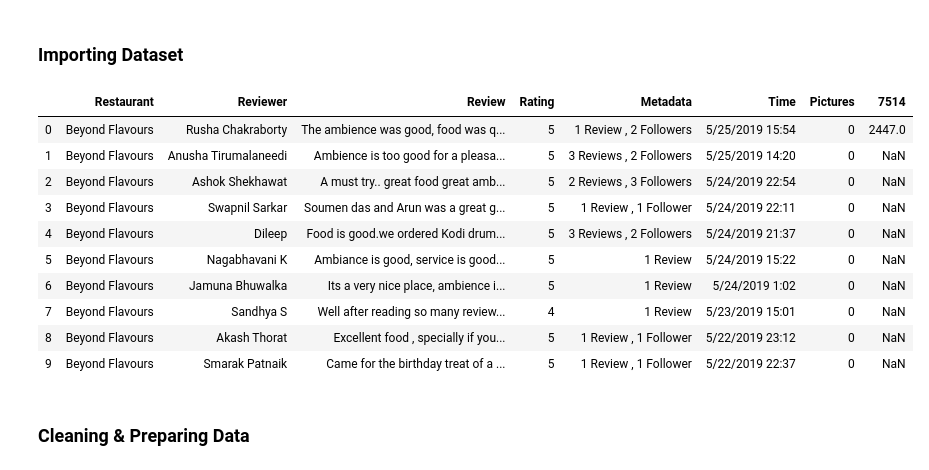
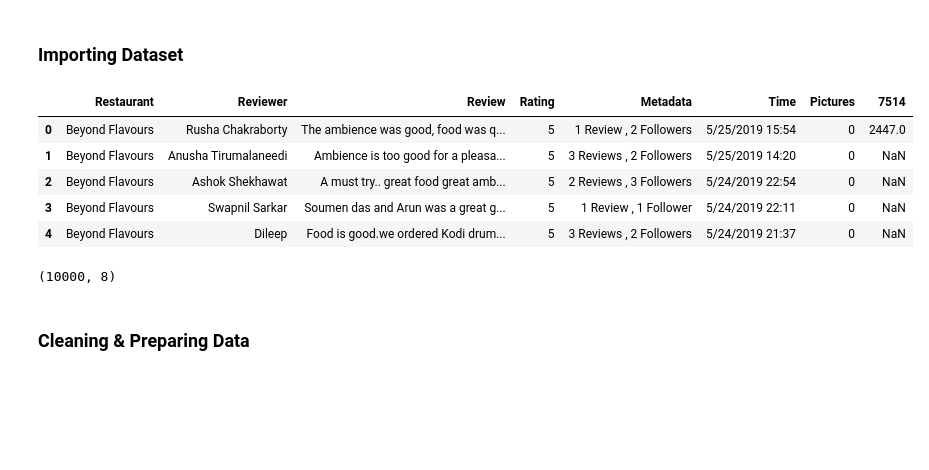
Before and after one commit to manthanpatel98/Restaurant-Review-Sentiment-Analysis, a Jupyter notebook: Restaurant-Review.ipynb, the cells around one changed output. Cells and saved outputs as stored; diff of their text form; code cells hidden in the pictures; blank space fills up the shorter version.

```diff
--- a/Restaurant-Review.ipynb
+++ b/Restaurant-Review.ipynb
@@ -9,19 +9,18 @@ from sklearn.metrics import classification_report,confusion_matrix,accuracy_scor
 # %%
 df=pd.read_csv('Restaurant reviews.csv', encoding = "ISO-8859-1")
 # %%
-df.head(10)
+df.head()
 # %% [output]
 |  | Restaurant | Reviewer | Review | Rating | Metadata | Time | Pictures | 7514 |
 | 0 | Beyond Flavours | Rusha Chakraborty | The ambience was good, food was q... | 5 | 1 Review , 2 Followers | 5/25/2019 15:54 | 0 | 2447.0 |
 | 1 | Beyond Flavours | Anusha Tirumalaneedi | Ambience is too good for a pleasa... | 5 | 3 Reviews , 2 Followers | 5/25/2019 14:20 | 0 | NaN |
 | 2 | Beyond Flavours | Ashok Shekhawat | A must try.. great food great amb... | 5 | 2 Reviews , 3 Followers | 5/24/2019 22:54 | 0 | NaN |
 | 3 | Beyond Flavours | Swapnil Sarkar | Soumen das and Arun was a great g... | 5 | 1 Review , 1 Follower | 5/24/2019 22:11 | 0 | NaN |
 | 4 | Beyond Flavours | Dileep | Food is good.we ordered Kodi drum... | 5 | 3 Reviews , 2 Followers | 5/24/2019 21:37 | 0 | NaN |
-| 5 | Beyond Flavours | Nagabhavani K | Ambiance is good, service is good... | 5 | 1 Review | 5/24/2019 15:22 | 0 | NaN |
-| 6 | Beyond Flavours | Jamuna Bhuwalka | Its a very nice place, ambience i... | 5 | 1 Review | 5/24/2019 1:02 | 0 | NaN |
-| 7 | Beyond Flavours | Sandhya S | Well after reading so many review... | 4 | 1 Review | 5/23/2019 15:01 | 0 | NaN |
-| 8 | Beyond Flavours | Akash Thorat | Excellent food , specially if you... | 5 | 1 Review , 1 Follower | 5/22/2019 23:12 | 0 | NaN |
-| 9 | Beyond Flavours | Smarak Patnaik | Came for the birthday treat of a ... | 5 | 1 Review , 1 Follower | 5/22/2019 22:37 | 0 | NaN |
+# %%
+df.shape
+# %% [output]
+(10000, 8)
 # %% [markdown]
 ### Cleaning & Preparing Data
 # %%
```
Also changed, not shown: parts of 22 cells of this notebook.
